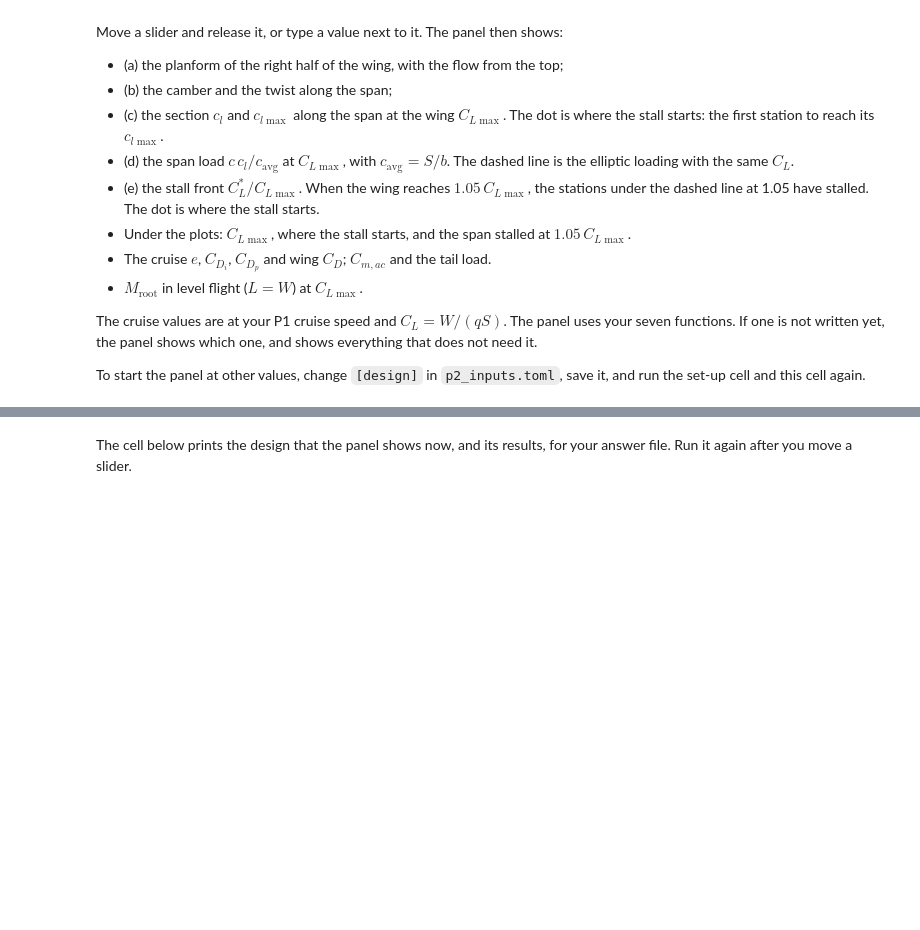
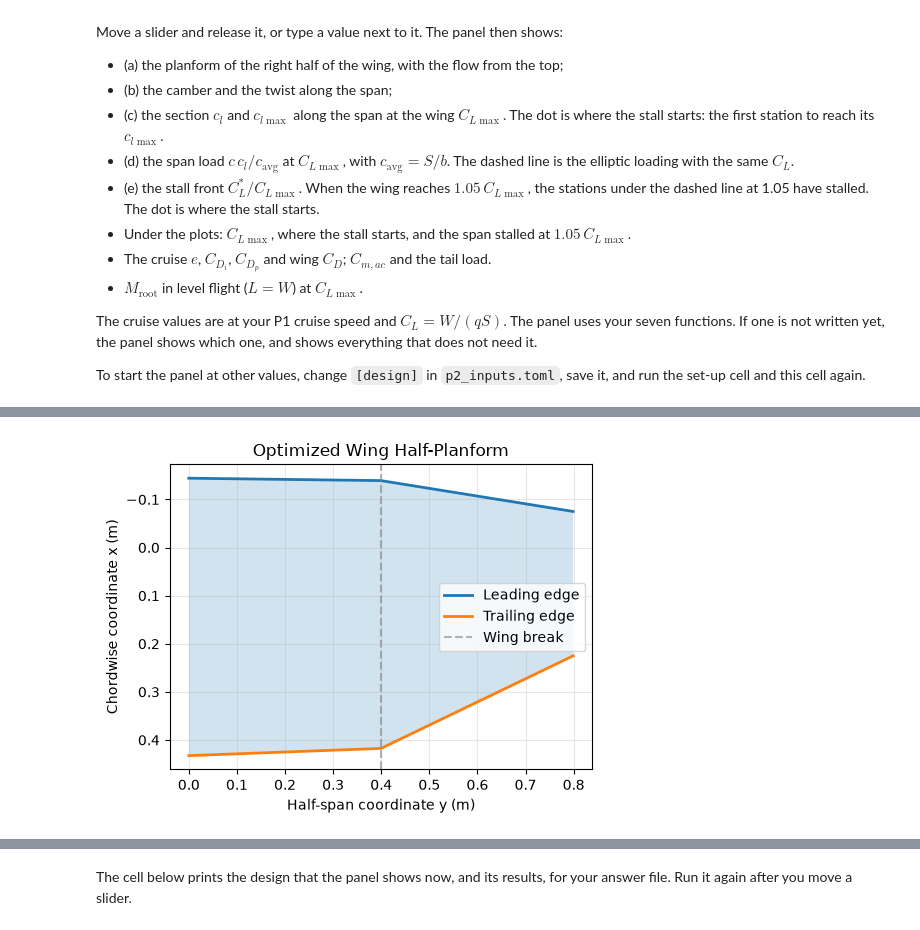
Before and after one commit to michamichaa/100project2, a Jupyter notebook: p2_starter.ipynb, the cells around one changed output, grey strips where cells are left out. Cells and saved outputs as stored; diff of their text form; code cells hidden in the pictures; blank space fills up the shorter version.

```diff
--- a/p2_starter.ipynb
+++ b/p2_starter.ipynb
@@ -503,3 +1117,48 @@ To start the panel at other values, change `[design]` in `p2_inputs.toml`, save
+# %%
+def plot_wing_planform(best_design):
+
+    d = best_design["design"]
+
+    eta = np.linspace(0, 1, 401)
+    y = eta * d.b / 2
+    c = d.chord(eta)
+
+    # Quarter-chord alignment
+    x_le = -0.25 * c
+    x_te = 0.75 * c
+
+    fig, ax = plt.subplots(figsize=(9, 4))
+
+    # Plot leading and trailing edges
+    ax.plot(y, x_le, label="Leading edge", linewidth=2)
+    ax.plot(y, x_te, label="Trailing edge", linewidth=2)
+
+    # Shade the wing
+    ax.fill_between(y, x_le, x_te, alpha=0.2)
+
+    # Mark the wing break
+    ax.axvline(d.b / 4, linestyle="--", color="gray",
+               alpha=0.6, label="Wing break")
+
+    ax.set_aspect("equal", adjustable="box")
+
+    ax.set_xlabel("Half-span coordinate y (m)")
+    ax.set_ylabel("Chordwise coordinate x (m)")
+    ax.set_title("Optimized Wing Half-Planform")
+
+    # Leading edge at top
+    ax.invert_yaxis()
+
+    ax.legend()
+    ax.grid(alpha=0.3)
+
+    plt.tight_layout()
+    plt.show()
+
+
+plot_wing_planform(soft_wing)
+# %% [output]
+[figure, added]
 # %%
 panel = show_panel(inp, section_properties, cl_max, loadings, stall_front, profile_drag,
                    pitching_moment, root_moment)
```
Also changed, not shown: parts of 12 cells of this notebook, 6 other files.
